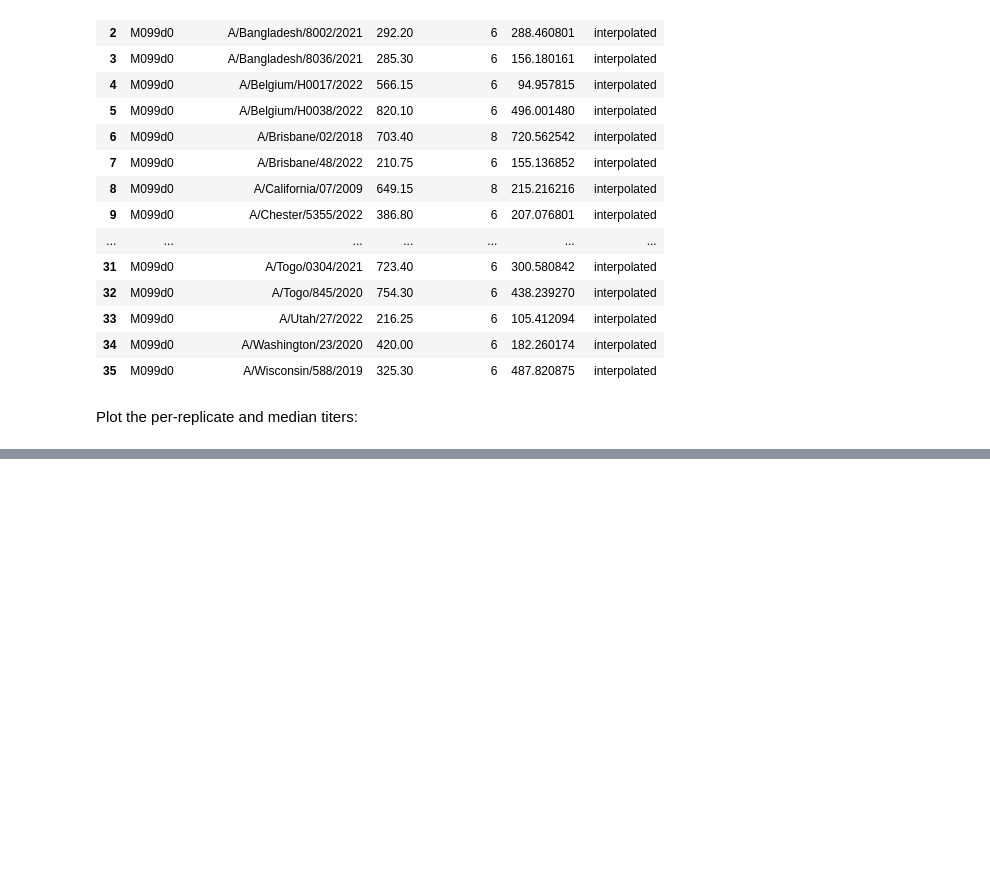
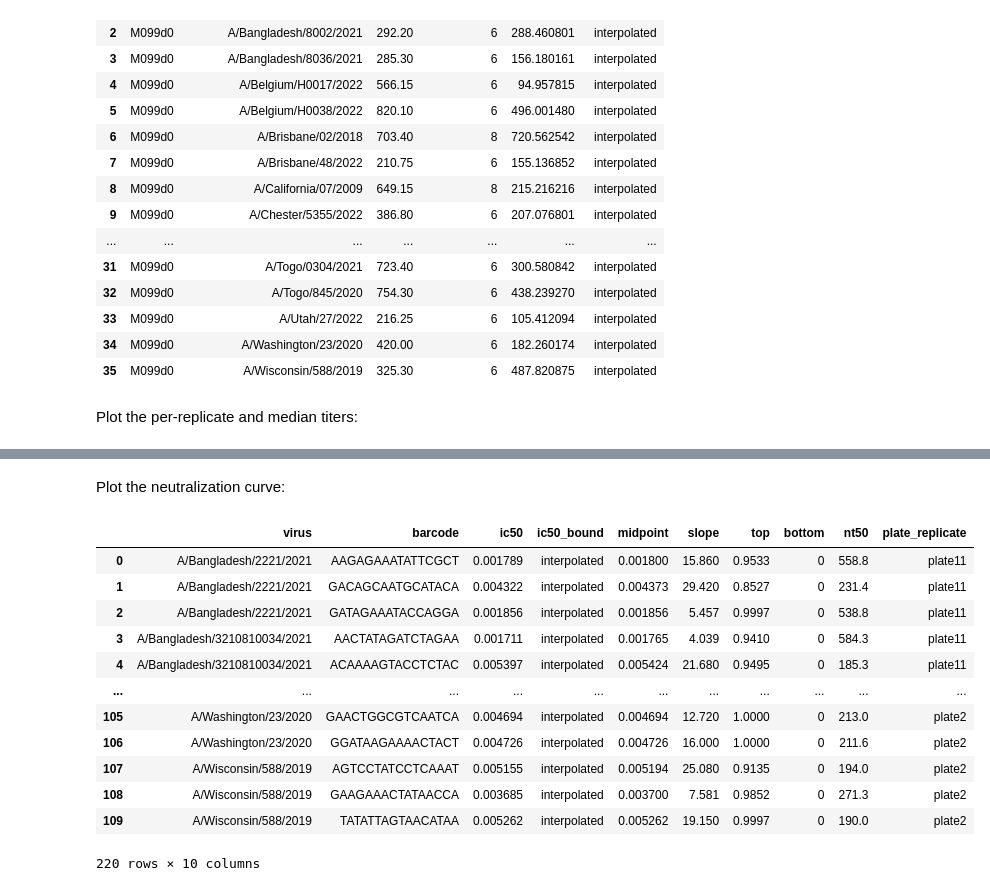
Before and after one commit to jbloomlab/seqneut-pipeline, a Jupyter notebook: notebooks/serum_titers.py.ipynb, the cells around one changed output, grey strips where cells are left out. Saved outputs shown, nothing was run; the diff lists cells and outputs as text; code cells hidden in the pictures; blank space fills up the shorter version.

```diff
--- a/notebooks/serum_titers.py.ipynb
+++ b/notebooks/serum_titers.py.ipynb
@@ -189,3 +195,21 @@ titer_chart = (
 titer_chart
 # %% [output]
 [interactive output not drawn]
+# %% [markdown]
+Plot the neutralization curve:
+# %%
+serum_fits
+# %% [output]
+|  | virus | barcode | ic50 | ic50_bound | midpoint | slope | top | bottom | nt50 | plate_replicate |
+| 0 | A/Bangladesh/2221/2021 | AAGAGAAATATTCGCT | 0.001789 | interpolated | 0.001800 | 15.860 | 0.9533 | 0 | 558.8 | plate11 |
+| 1 | A/Bangladesh/2221/2021 | GACAGCAATGCATACA | 0.004322 | interpolated | 0.004373 | 29.420 | 0.8527 | 0 | 231.4 | plate11 |
+| 2 | A/Bangladesh/2221/2021 | GATAGAAATACCAGGA | 0.001856 | interpolated | 0.001856 | 5.457 | 0.9997 | 0 | 538.8 | plate11 |
+| 3 | A/Bangladesh/3210810034/2021 | AACTATAGATCTAGAA | 0.001711 | interpolated | 0.001765 | 4.039 | 0.9410 | 0 | 584.3 | plate11 |
+| 4 | A/Bangladesh/3210810034/2021 | ACAAAAGTACCTCTAC | 0.005397 | interpolated | 0.005424 | 21.680 | 0.9495 | 0 | 185.3 | plate11 |
+| ... | ... | ... | ... | ... | ... | ... | ... | ... | ... | ... |
+| 105 | A/Washington/23/2020 | GAACTGGCGTCAATCA | 0.004694 | interpolated | 0.004694 | 12.720 | 1.0000 | 0 | 213.0 | plate2 |
+| 106 | A/Washington/23/2020 | GGATAAGAAAACTACT | 0.004726 | interpolated | 0.004726 | 16.000 | 1.0000 | 0 | 211.6 | plate2 |
+| 107 | A/Wisconsin/588/2019 | AGTCCTATCCTCAAAT | 0.005155 | interpolated | 0.005194 | 25.080 | 0.9135 | 0 | 194.0 | plate2 |
+| 108 | A/Wisconsin/588/2019 | GAAGAAACTATAACCA | 0.003685 | interpolated | 0.003700 | 7.581 | 0.9852 | 0 | 271.3 | plate2 |
+| 109 | A/Wisconsin/588/2019 | TATATTAGTAACATAA | 0.005262 | interpolated | 0.005262 | 19.150 | 0.9997 | 0 | 190.0 | plate2 |
+220 rows × 10 columns
```
Also changed, not shown: parts of 4 cells of this notebook, 4 other files.
